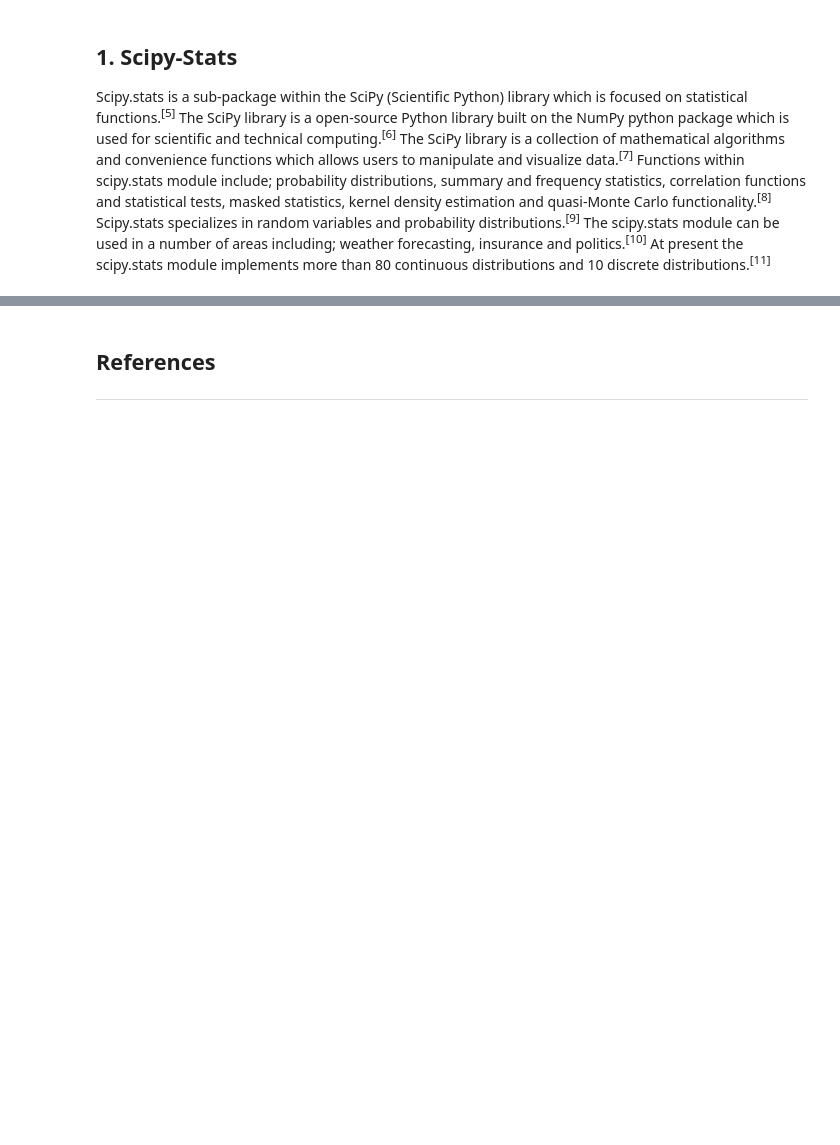
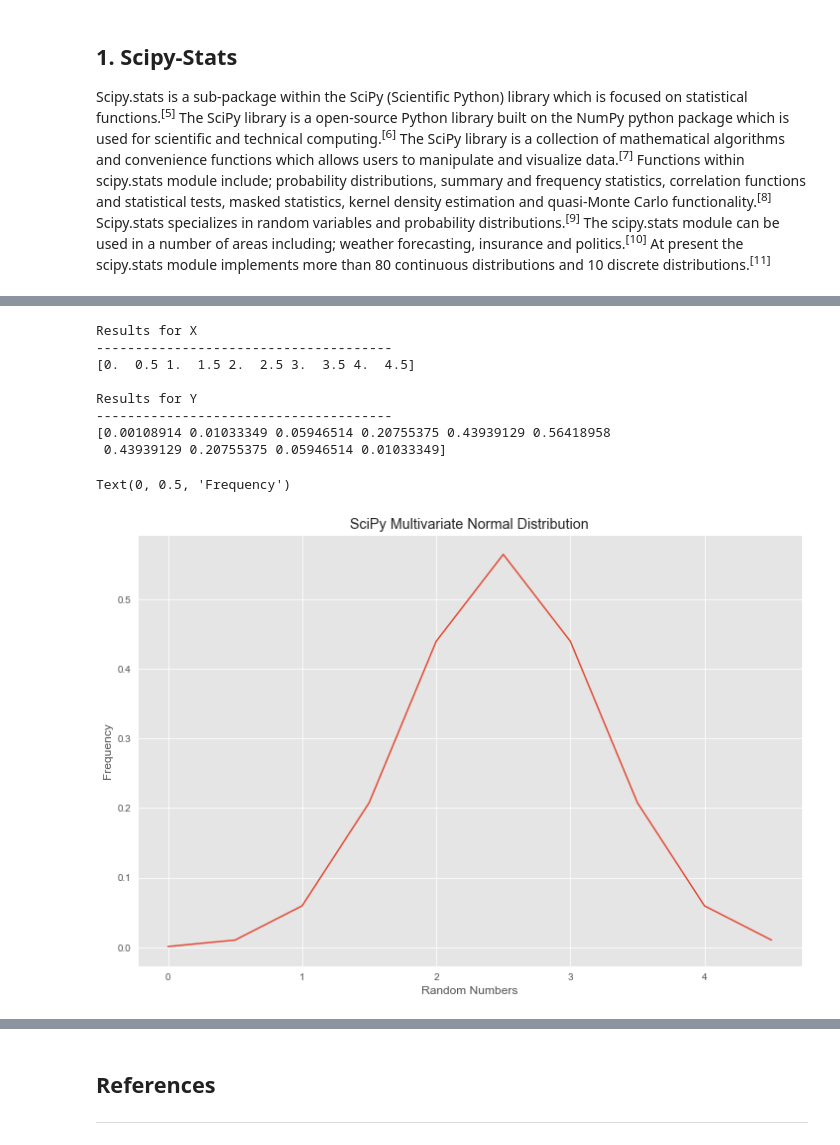
Before and after one commit to JPLee01/Machine_Learning_and_Statistics, a Jupyter notebook: scipy-stats.ipynb, the cells around one changed output, grey strips where cells are left out. Cells and saved outputs as stored; diff of their text form; code cells hidden in the pictures; blank space fills up the shorter version.

```diff
--- a/scipy-stats.ipynb
+++ b/scipy-stats.ipynb
@@ -71,0 +179,46 @@ A complete listing of the scipy.stats functions can be obtained using the functi
+# %%
+#Import the multivariate normal sub-class from scipy.stats
+from scipy.stats import multivariate_normal
+
+#Set two normal distributed ramdon variables (x and y)
+#Implement Numpy Linspace for the X arrays
+x = np.linspace(0, 5, 10, endpoint=False)
+
+
+#Print the results for X
+print("Results for X")
+print("--------------------------------------")
+print(x)
+
+#Print blank space for aesthetics purposes
+print()
+
+#Implement multivariate normal sub-classfor the Y arrays
+y = multivariate_normal.pdf(x, mean=2.5, cov=0.5)
+
+#Print the results for Y
+print("Results for Y")
+print("--------------------------------------")
+print(y)
+
+#Print blank space for aesthetics purposes
+print()
+
+#Plot the results for X and Y
+fig1 = plt.figure()
+ax = fig1.add_subplot(111)
+ax.plot(x, y)
+plt.title("SciPy Multivariate Normal Distribution")
+plt.xlabel("Random Numbers")
+plt.ylabel("Frequency")
+# %% [output]
+Results for X
+--------------------------------------
+[0.  0.5 1.  1.5 2.  2.5 3.  3.5 4.  4.5]
+
+Results for Y
+--------------------------------------
+[0.00108914 0.01033349 0.05946514 0.20755375 0.43939129 0.56418958
+ 0.43939129 0.20755375 0.05946514 0.01033349]
+Text(0, 0.5, 'Frequency')
+[figure, added]
```
Also changed, not shown: parts of 20 cells of this notebook, 1 other file.
